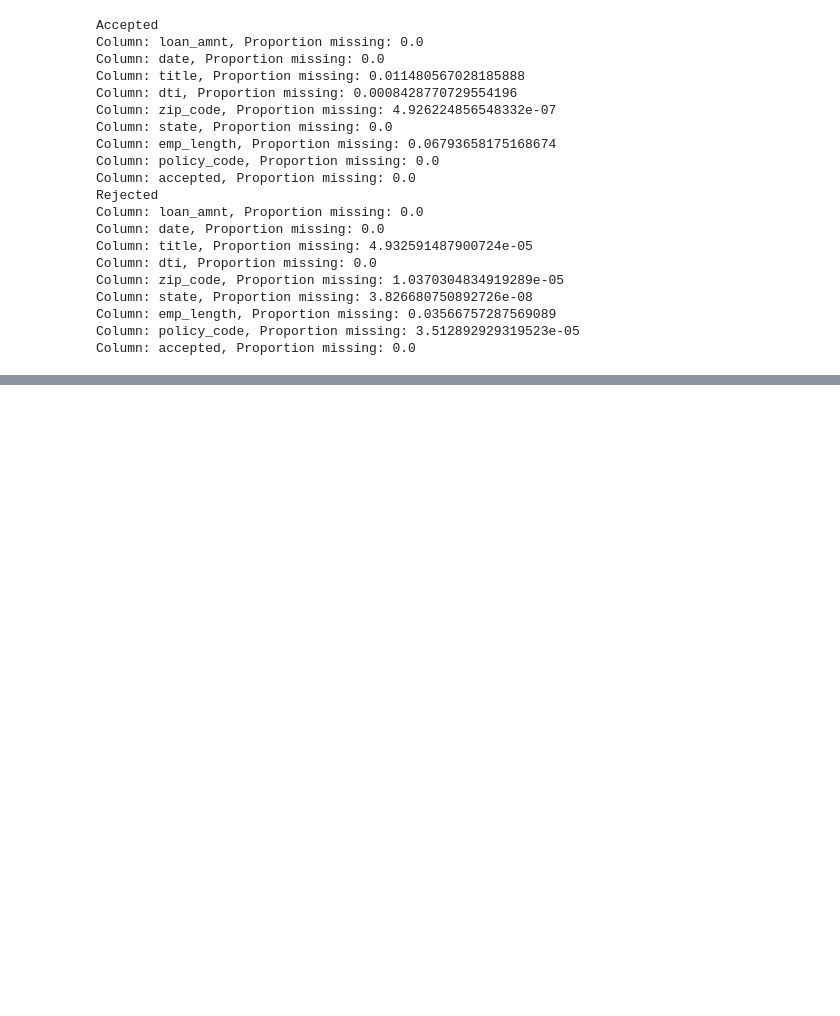
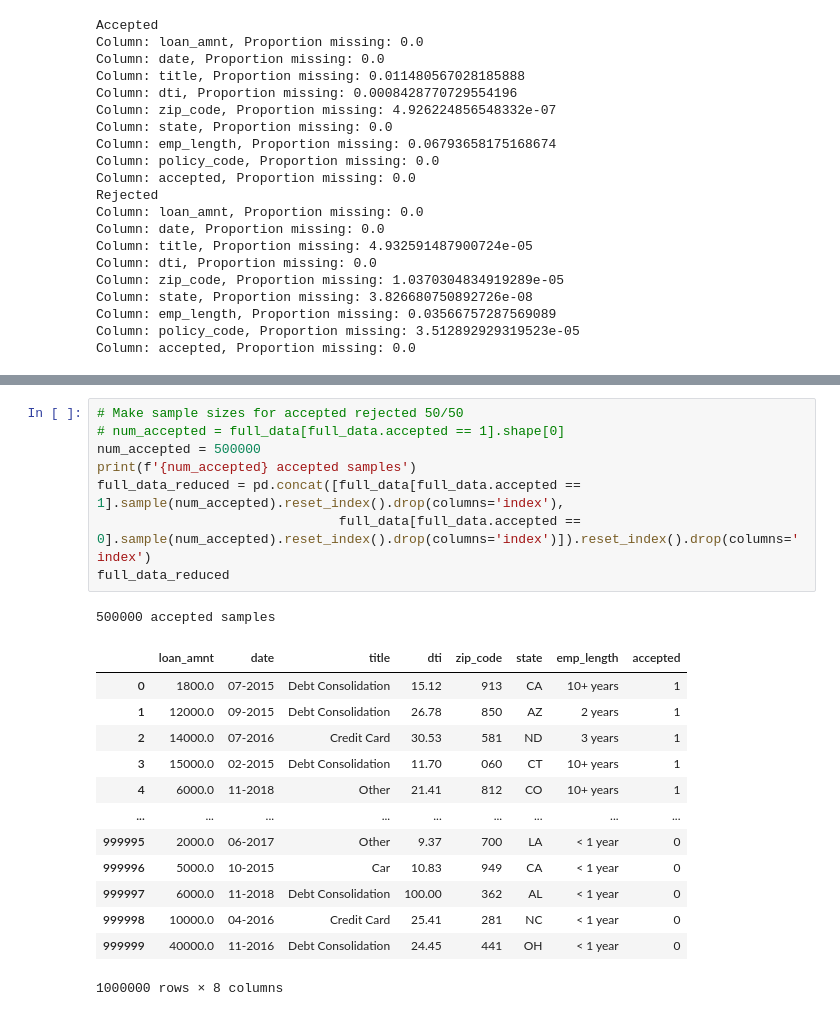
Before and after one commit to jeremylee73/citadel-summer-invitational, a Jupyter notebook: stephen-glm.ipynb, the cells around one changed output, grey strips where cells are left out. Cells and saved outputs as stored; diff of their text form; blank space fills up the shorter version.

```diff
--- a/stephen-glm.ipynb
+++ b/stephen-glm.ipynb
@@ -382,2 +383,25 @@ from collections import Counter
+# %%
+# Make sample sizes for accepted rejected 50/50
+# num_accepted = full_data[full_data.accepted == 1].shape[0]
+num_accepted = 500000
+print(f'{num_accepted} accepted samples')
+full_data_reduced = pd.concat([full_data[full_data.accepted == 1].sample(num_accepted).reset_index().drop(columns='index'),
+                               full_data[full_data.accepted == 0].sample(num_accepted).reset_index().drop(columns='index')]).reset_index().drop(columns='index')
+full_data_reduced
+# %% [output]
+500000 accepted samples
+|  | loan_amnt | date | title | dti | zip_code | state | emp_length | accepted |
+| 0 | 1800.0 | 07-2015 | Debt Consolidation | 15.12 | 913 | CA | 10+ years | 1 |
+| 1 | 12000.0 | 09-2015 | Debt Consolidation | 26.78 | 850 | AZ | 2 years | 1 |
+| 2 | 14000.0 | 07-2016 | Credit Card | 30.53 | 581 | ND | 3 years | 1 |
+| 3 | 15000.0 | 02-2015 | Debt Consolidation | 11.70 | 060 | CT | 10+ years | 1 |
+| 4 | 6000.0 | 11-2018 | Other | 21.41 | 812 | CO | 10+ years | 1 |
+| ... | ... | ... | ... | ... | ... | ... | ... | ... |
+| 999995 | 2000.0 | 06-2017 | Other | 9.37 | 700 | LA | < 1 year | 0 |
+| 999996 | 5000.0 | 10-2015 | Car | 10.83 | 949 | CA | < 1 year | 0 |
+| 999997 | 6000.0 | 11-2018 | Debt Consolidation | 100.00 | 362 | AL | < 1 year | 0 |
+| 999998 | 10000.0 | 04-2016 | Credit Card | 25.41 | 281 | NC | < 1 year | 0 |
+| 999999 | 40000.0 | 11-2016 | Debt Consolidation | 24.45 | 441 | OH | < 1 year | 0 |
+1000000 rows × 8 columns
 # %%
 # Append the data with zipcode information
```
Also changed, not shown: parts of 22 cells of this notebook, 1 other file.
